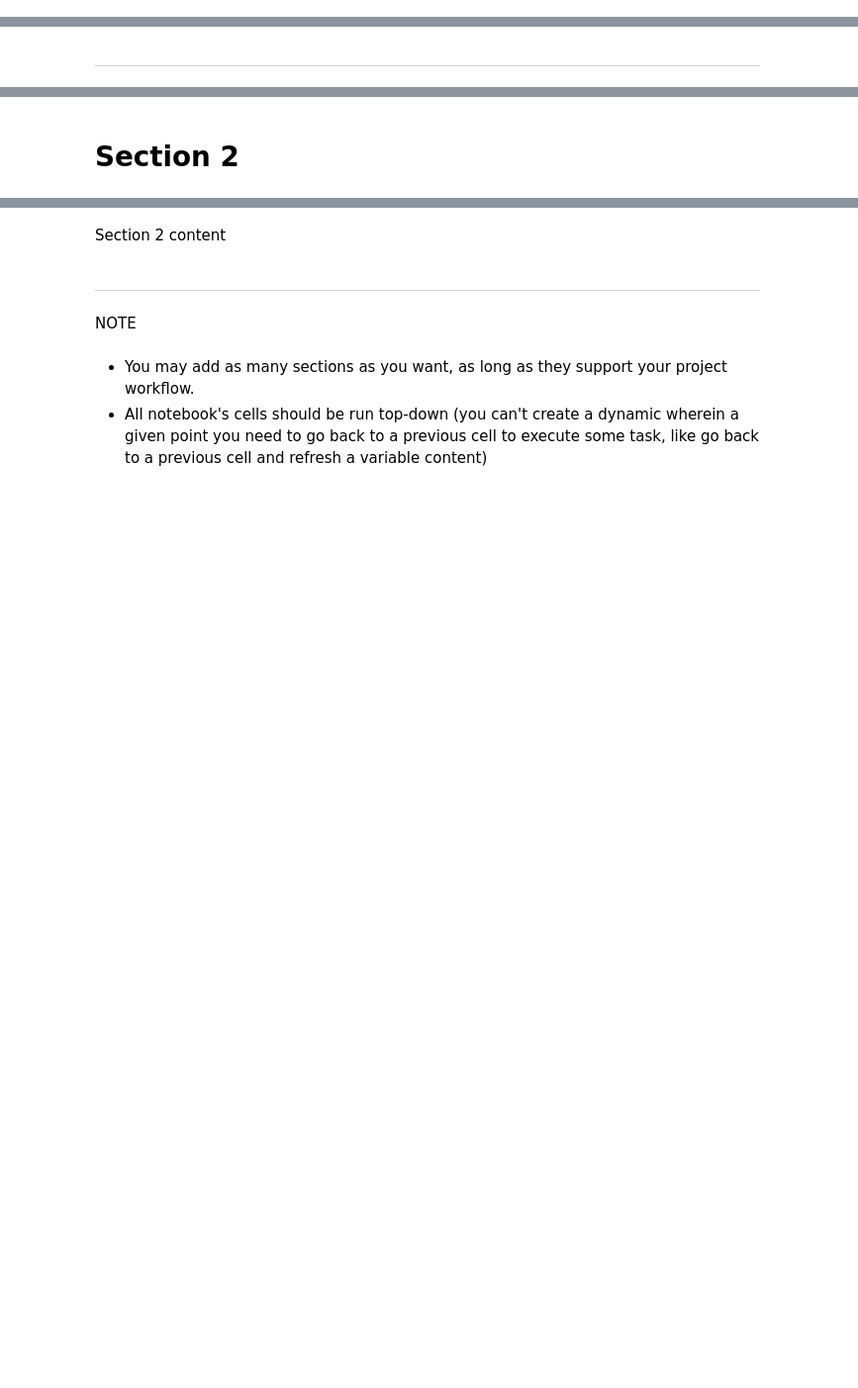
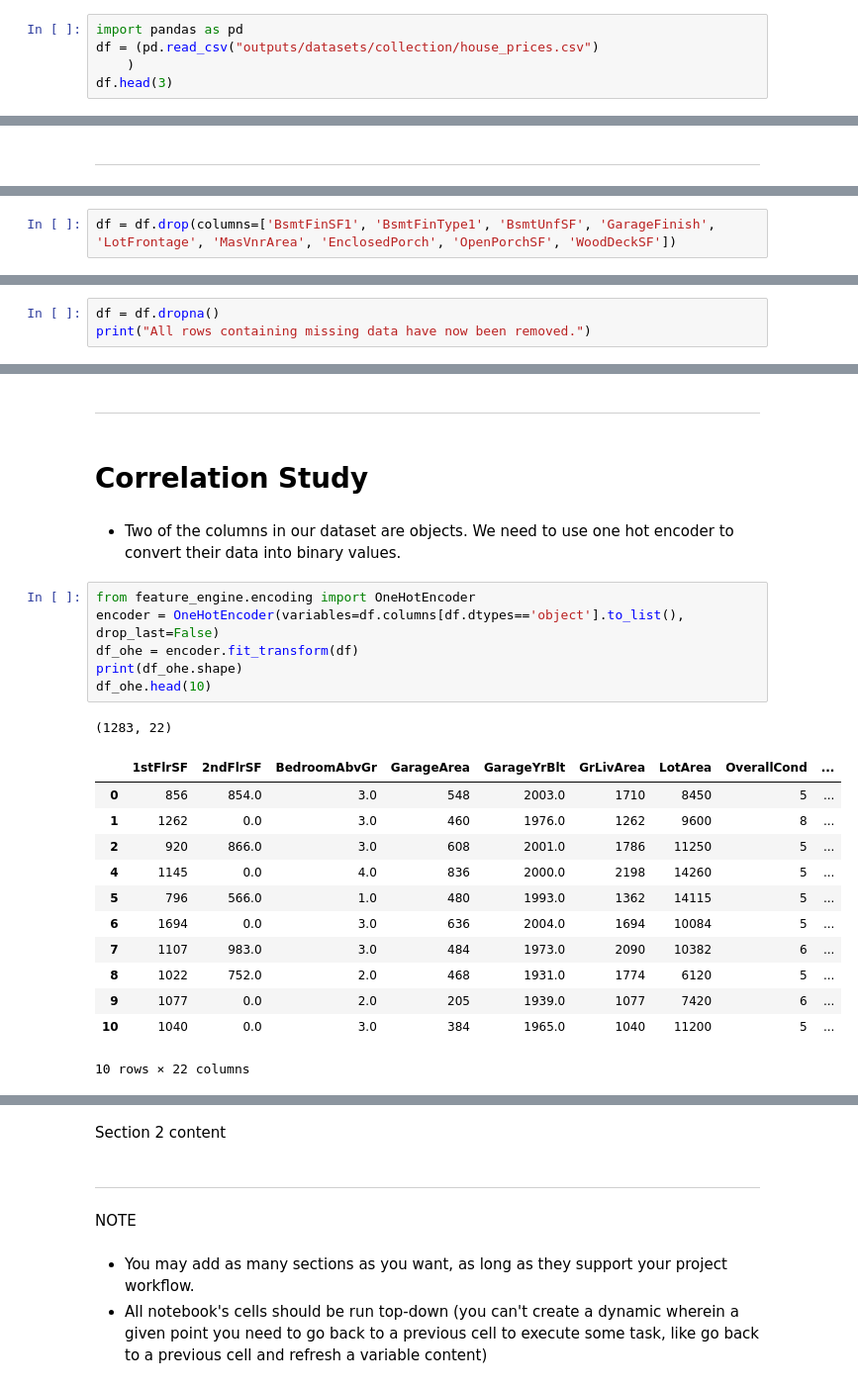
Before and after one commit to Code-Institute-Submissions/modonohoe-data-analytics-housing-project, a Jupyter notebook: jupyter_notebooks/02 - House Prices Study.ipynb, the cells around one changed output, grey strips where cells are left out. Shown at 99% size. Drawn from its saved outputs; the diff is of its cells as text; blank space fills up the shorter version.

Commit message:
ADD: correlation tests to Jupyter notebook

```diff
--- a/jupyter_notebooks/02 - House Prices Study.ipynb
+++ b/jupyter_notebooks/02 - House Prices Study.ipynb
@@ -47,0 +47,5 @@ Section 1 content
+# %%
+import pandas as pd
+df = (pd.read_csv("outputs/datasets/collection/house_prices.csv")
+    )
+df.head(3)
@@ -49,0 +72,2 @@ Section 1 content
+# %%
+df = df.drop(columns=['BsmtFinSF1', 'BsmtFinType1', 'BsmtUnfSF', 'GarageFinish', 'LotFrontage', 'MasVnrArea', 'EnclosedPorch', 'OpenPorchSF', 'WoodDeckSF'])
@@ -49,0 +76,3 @@ Section 1 content
+# %%
+df = df.dropna()
+print("All rows containing missing data have now been removed.")
@@ -50,2 +90,26 @@ Section 1 content
 # %% [markdown]
-# Section 2
+---
+# %% [markdown]
+# Correlation Study
+# %% [markdown]
+* Two of the columns in our dataset are objects. We need to use one hot encoder to convert their data into binary values.
+# %%
+from feature_engine.encoding import OneHotEncoder
+encoder = OneHotEncoder(variables=df.columns[df.dtypes=='object'].to_list(), drop_last=False)
+df_ohe = encoder.fit_transform(df)
+print(df_ohe.shape)
+df_ohe.head(10)
+# %% [output]
+(1283, 22)
+|  | 1stFlrSF | 2ndFlrSF | BedroomAbvGr | GarageArea | GarageYrBlt | GrLivArea | LotArea | OverallCond | ... |
+| 0 | 856 | 854.0 | 3.0 | 548 | 2003.0 | 1710 | 8450 | 5 | ... |
+| 1 | 1262 | 0.0 | 3.0 | 460 | 1976.0 | 1262 | 9600 | 8 | ... |
+| 2 | 920 | 866.0 | 3.0 | 608 | 2001.0 | 1786 | 11250 | 5 | ... |
+| 4 | 1145 | 0.0 | 4.0 | 836 | 2000.0 | 2198 | 14260 | 5 | ... |
+| 5 | 796 | 566.0 | 1.0 | 480 | 1993.0 | 1362 | 14115 | 5 | ... |
+| 6 | 1694 | 0.0 | 3.0 | 636 | 2004.0 | 1694 | 10084 | 5 | ... |
+| 7 | 1107 | 983.0 | 3.0 | 484 | 1973.0 | 2090 | 10382 | 6 | ... |
+| 8 | 1022 | 752.0 | 2.0 | 468 | 1931.0 | 1774 | 6120 | 5 | ... |
+| 9 | 1077 | 0.0 | 2.0 | 205 | 1939.0 | 1077 | 7420 | 6 | ... |
+| 10 | 1040 | 0.0 | 3.0 | 384 | 1965.0 | 1040 | 11200 | 5 | ... |
+10 rows × 22 columns
```
Also changed, not shown: parts of 23 cells of this notebook.
